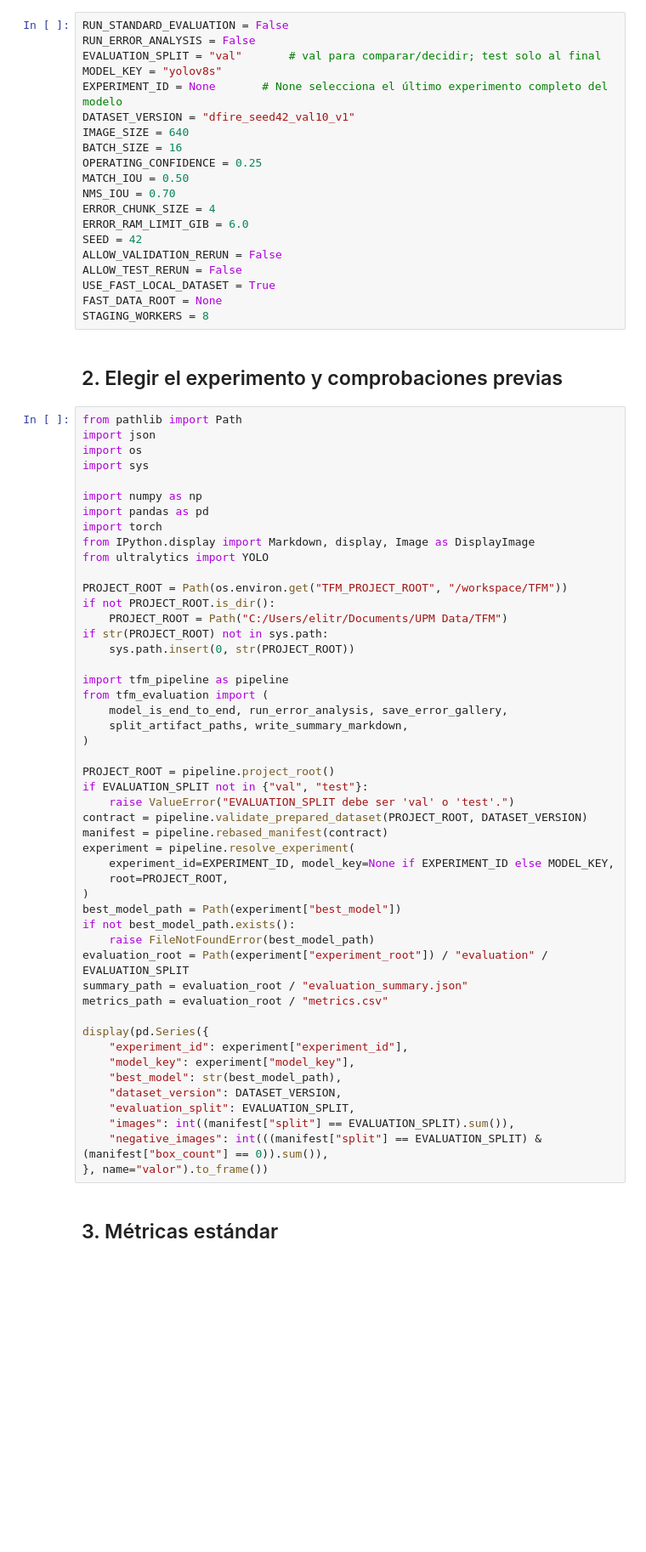
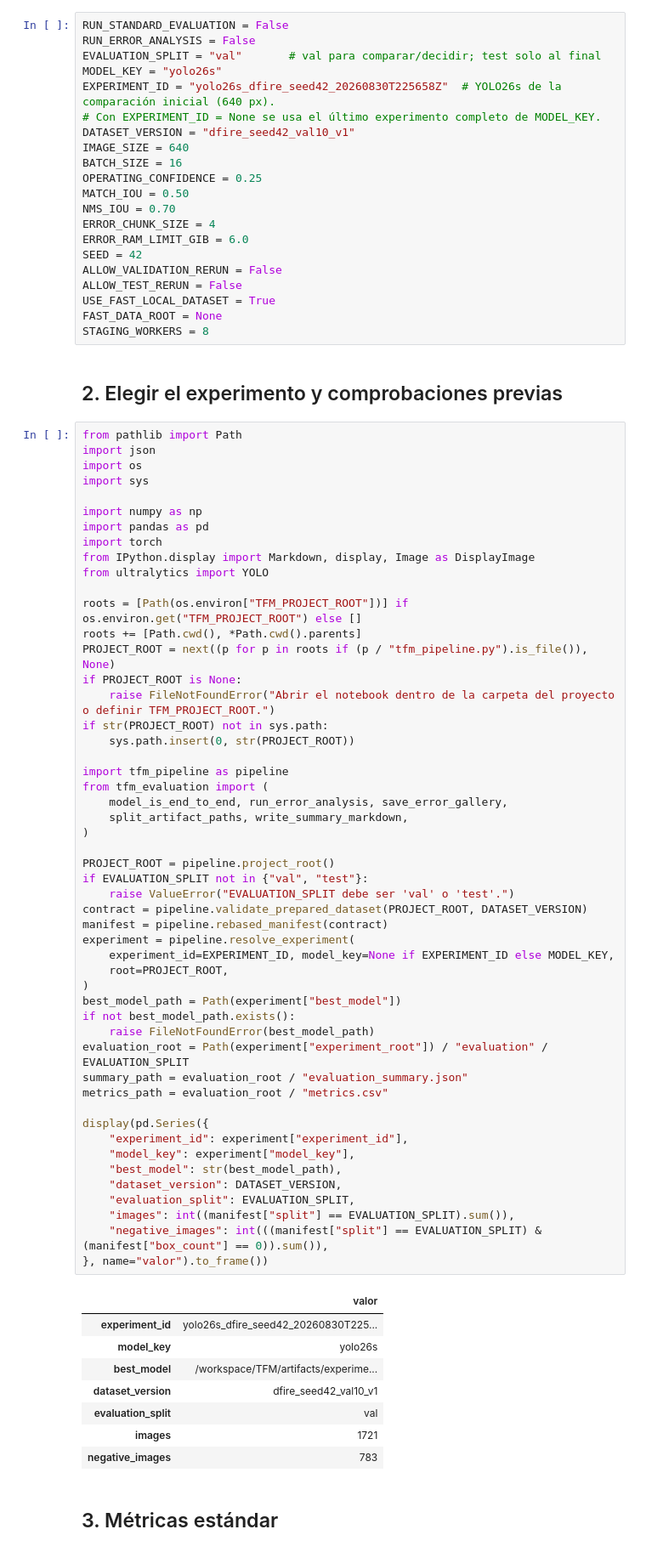
Before and after one commit to Elitron22/vigia_fire_detection, a Jupyter notebook: notebooks/03_DFire_evaluacion_modelos.ipynb, the cells around one changed output. Shown at 85% size. Drawn from its saved outputs; the diff is of its cells as text; blank space fills up the shorter version.

```diff
--- a/notebooks/03_DFire_evaluacion_modelos.ipynb
+++ b/notebooks/03_DFire_evaluacion_modelos.ipynb
@@ -35,8 +37,9 @@ del notebook 11.
 RUN_STANDARD_EVALUATION = False
 RUN_ERROR_ANALYSIS = False
 EVALUATION_SPLIT = "val"       # val para comparar/decidir; test solo al final
-MODEL_KEY = "yolov8s"
-EXPERIMENT_ID = None       # None selecciona el último experimento completo del modelo
+MODEL_KEY = "yolo26s"
+EXPERIMENT_ID = "yolo26s_dfire_seed42_20260830T225658Z"  # YOLO26s de la comparación inicial (640 px).
+# Con EXPERIMENT_ID = None se usa el último experimento completo de MODEL_KEY.
 DATASET_VERSION = "dfire_seed42_val10_v1"
 IMAGE_SIZE = 640
 BATCH_SIZE = 16
@@ -65,9 +68,11 @@ import torch
 from IPython.display import Markdown, display, Image as DisplayImage
 from ultralytics import YOLO
 
-PROJECT_ROOT = Path(os.environ.get("TFM_PROJECT_ROOT", "/workspace/TFM"))
-if not PROJECT_ROOT.is_dir():
-    PROJECT_ROOT = Path("C:/Users/elitr/Documents/UPM Data/TFM")
+roots = [Path(os.environ["TFM_PROJECT_ROOT"])] if os.environ.get("TFM_PROJECT_ROOT") else []
+roots += [Path.cwd(), *Path.cwd().parents]
+PROJECT_ROOT = next((p for p in roots if (p / "tfm_pipeline.py").is_file()), None)
+if PROJECT_ROOT is None:
+    raise FileNotFoundError("Abrir el notebook dentro de la carpeta del proyecto o definir TFM_PROJECT_ROOT.")
 if str(PROJECT_ROOT) not in sys.path:
     sys.path.insert(0, str(PROJECT_ROOT))
 
@@ -75,33 +80,42 @@ import tfm_pipeline as pipeline
 from tfm_evaluation import (
     model_is_end_to_end, run_error_analysis, save_error_gallery,
     split_artifact_paths, write_summary_markdown,
 )
 
 PROJECT_ROOT = pipeline.project_root()
 if EVALUATION_SPLIT not in {"val", "test"}:
     raise ValueError("EVALUATION_SPLIT debe ser 'val' o 'test'.")
 contract = pipeline.validate_prepared_dataset(PROJECT_ROOT, DATASET_VERSION)
 manifest = pipeline.rebased_manifest(contract)
 experiment = pipeline.resolve_experiment(
     experiment_id=EXPERIMENT_ID, model_key=None if EXPERIMENT_ID else MODEL_KEY,
     root=PROJECT_ROOT,
 )
 best_model_path = Path(experiment["best_model"])
 if not best_model_path.exists():
     raise FileNotFoundError(best_model_path)
 evaluation_root = Path(experiment["experiment_root"]) / "evaluation" / EVALUATION_SPLIT
 summary_path = evaluation_root / "evaluation_summary.json"
 metrics_path = evaluation_root / "metrics.csv"
 
 display(pd.Series({
     "experiment_id": experiment["experiment_id"],
     "model_key": experiment["model_key"],
     "best_model": str(best_model_path),
     "dataset_version": DATASET_VERSION,
     "evaluation_split": EVALUATION_SPLIT,
     "images": int((manifest["split"] == EVALUATION_SPLIT).sum()),
     "negative_images": int(((manifest["split"] == EVALUATION_SPLIT) & (manifest["box_count"] == 0)).sum()),
 }, name="valor").to_frame())
+# %% [output]
+|  | valor |
+| experiment_id | yolo26s_dfire_seed42_20260830T225... |
+| model_key | yolo26s |
+| best_model | /workspace/TFM/artifacts/experime... |
+| dataset_version | dfire_seed42_val10_v1 |
+| evaluation_split | val |
+| images | 1721 |
+| negative_images | 783 |
 # %% [markdown]
 ## 3. Métricas estándar
 # %%
```
Also changed, not shown: parts of 8 cells of this notebook, 25 other files.
